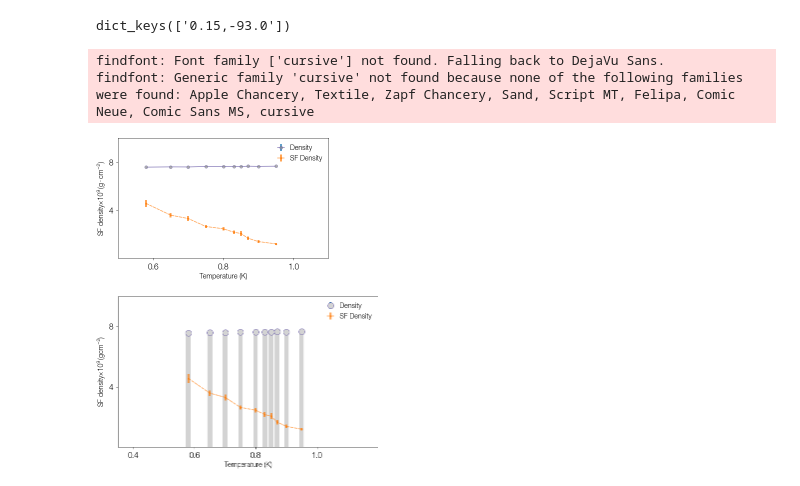
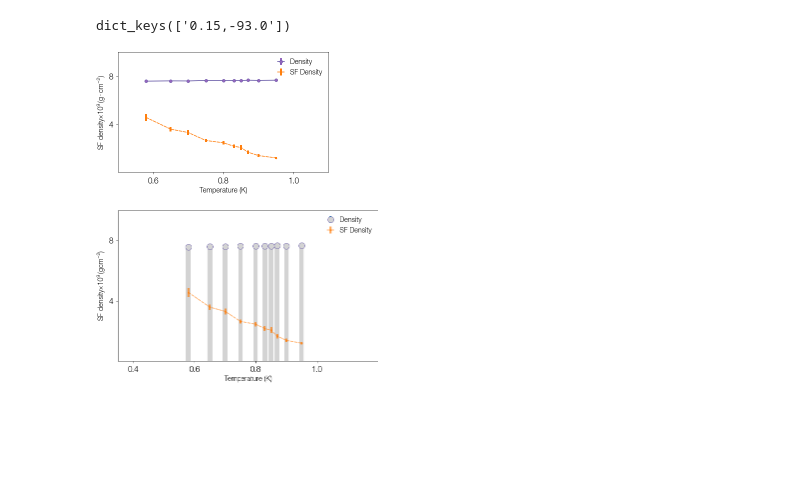
Before and after one commit to DelMaestroGroup/papers-code-Superfluid4HeStrainGraphene, a Jupyter notebook: src/LargeBoxSim.ipynb, the cells around one changed output. Cells and saved outputs as stored; diff of their text form; code cells hidden in the pictures; blank space fills up the shorter version.

```diff
--- a/src/LargeBoxSim.ipynb
+++ b/src/LargeBoxSim.ipynb
@@ -86,41 +86,40 @@ rhoserrset = subset['rhoserr']
 # %%
 plt.style.reload_library()
 # fig1 = plt.figure('fig1' ,figsize = [3.4646*1.2, 2.14122*1.2])
 fig1 = plt.figure('fig1' ,)
 dgutils.fonts.set_custom_font(font_path)
 
 plt.xlim(0.5, 1.1)
 plt.ylim(0, 10)
 
 area = np.sqrt(3)/4*6*1.42
 mass = 10*6.7
 pden = nset/144/area*mass
 sden = nset/144*rhosset/area*mass
 
+# old color was '#92959180', plt.get_cmap('tab10')(0), plt.get_cmap('tab10')(1)
 plt.errorbar(Tset, pden, yerr=nerrset/144/area*mass, label = 'Density',
-             ms = 6, mfc = '#92959180',
-             fmt='.-', ecolor=plt.get_cmap('tab10')(0), elinewidth=2, capsize=0, alpha = 0.7
+             ms = 6, mfc = '#9467bd',
+             fmt='.-', ecolor='#9467bd', elinewidth=2, capsize=0,
             )
 # plt.bar(Tset, pden, width=0.015, color = 'lightgrey', )
 plt.errorbar(Tset, sden, yerr=nset/144*rhoserrset/area*mass, label = 'SF Density',
-             ms = 3, c = plt.get_cmap('tab10')(1),
-             fmt='.--', ecolor=plt.get_cmap('tab10')(1), elinewidth=2, capsize=0, alpha = 0.7
+             ms = 3, c = '#ff7f0e',
+             fmt='.--', ecolor='#ff7f0e', elinewidth=2, capsize=0,
             )
 # plt.bar(Tset, rhosset,)
 plt.legend()
 plt.xlabel('Temperature (K)')
 plt.ylabel(r'SF density' +r'$\times 10^{9} \, (\rm{g \cdot cm}^{-2}$)')
 plt.xticks([0.6, 0.8, 1.0])
 plt.yticks([4, 8, ])
 plt.tight_layout()
 plt.show()
 
 # save?
-# fig1.savefig('../figures/largeBox2.pdf')
+fig1.savefig('../figures/largeBox.pdf')
 # %% [output]
-findfont: Font family ['cursive'] not found. Falling back to DejaVu Sans.
-findfont: Generic family 'cursive' not found because none of the following families were found: Apple Chancery, Textile, Zapf Chancery, Sand, Script MT, Felipa, Comic Neue, Comic Sans MS, cursive
-[figure, old version]
+[figure, new version]
 # %%
 plt.style.reload_library()
 with plt.style.context(plot_style['sans']):
```
Also changed, not shown: 1 other file.
